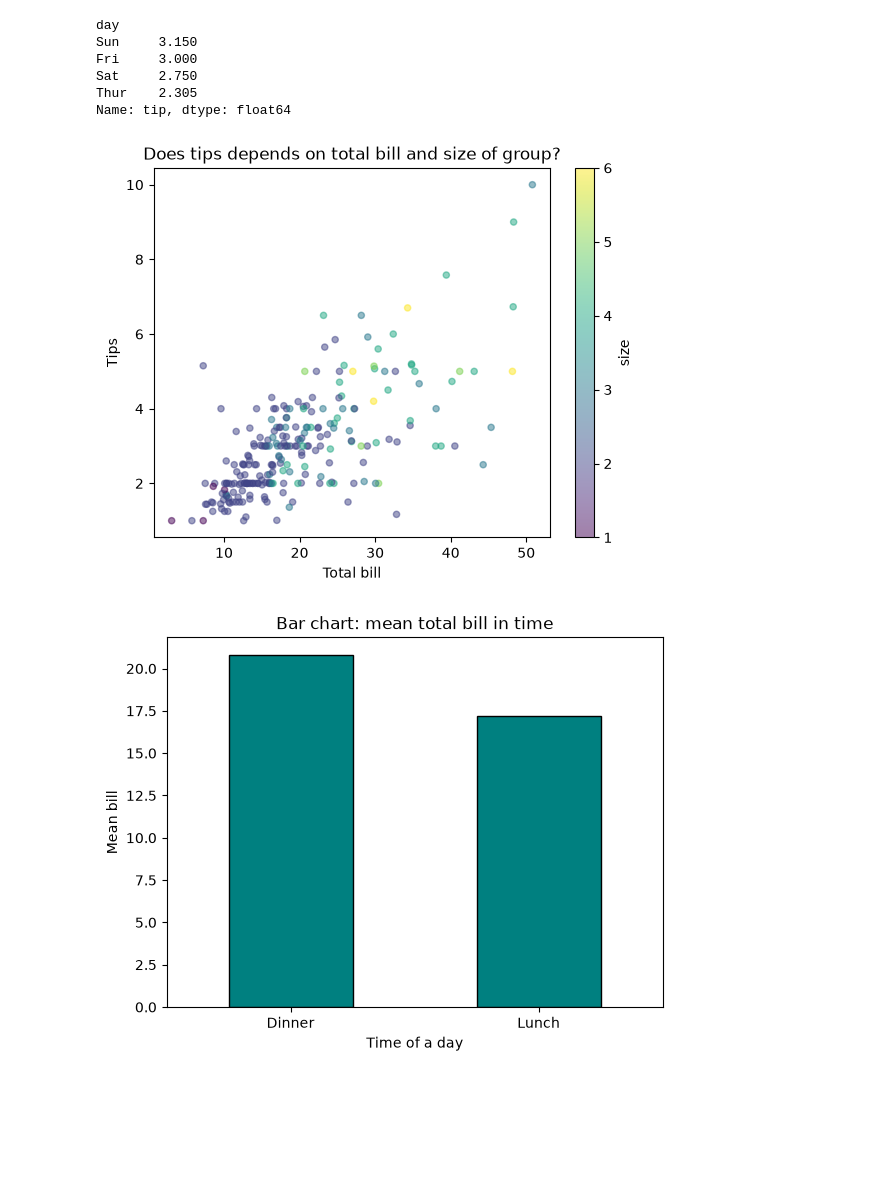
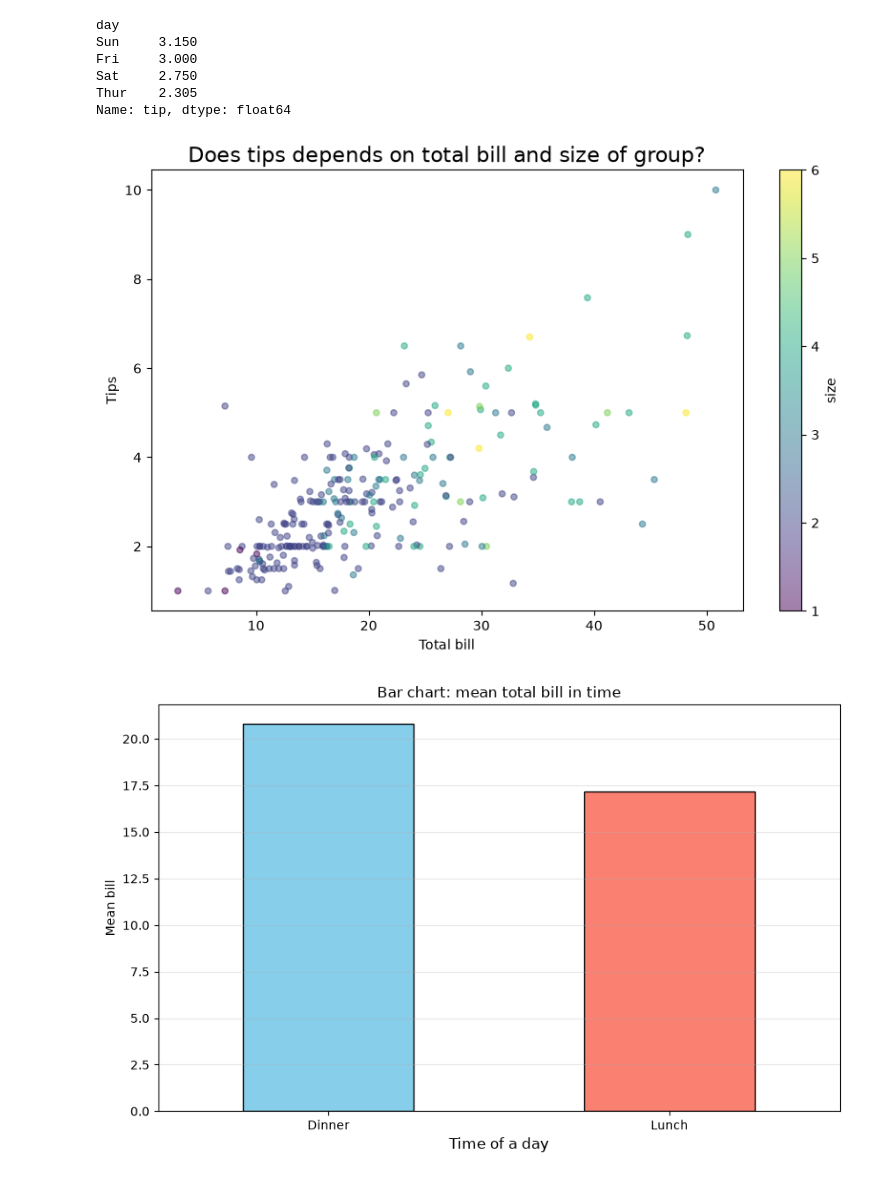
Before and after one commit to helenachaykawb-ux/ds_homeworks, a Jupyter notebook: HW9. Data Visualization.ipynb, the cells around one changed output. Cells and saved outputs as stored; diff of their text form; code cells hidden in the pictures; blank space fills up the shorter version.

```diff
--- a/HW9. Data Visualization.ipynb
+++ b/HW9. Data Visualization.ipynb
@@ -40,25 +41,26 @@ Name: tip, dtype: float64
 # %%
 # 3. Scatter plot: рахунок vs чайові
 # Створіть діаграму розсіювання для total_bill та tip.
-df.plot.scatter(x="total_bill", y="tip", alpha=0.5, c="size", colormap="viridis")
-plt.title("Does tips depends on total bill and size of group?")
+df.plot.scatter(x="total_bill", y="tip", alpha=0.5, c="size", figsize=(10, 6), colormap="viridis")
+plt.title("Does tips depends on total bill and size of group?", fontsize=16)
 plt.suptitle('')
 plt.xlabel("Total bill")
 plt.ylabel("Tips")
 plt.show()
 # %% [output]
-[figure, old version]
+[figure, new version]
 # %%
 # 4. Bar chart: середній рахунок за часом
 # Створіть стовпчасту діаграму середнього рахунку за часом дня (time).
-df.groupby("time")["total_bill"].mean().plot(kind="bar", color="teal", edgecolor="black")
+df.groupby("time")["total_bill"].mean().plot(kind="bar", figsize=(10, 6), color=['skyblue', 'salmon'], edgecolor="black")
 plt.title("Bar chart: mean total bill in time")
-plt.xlabel("Time of a day")
+plt.xlabel("Time of a day", fontsize=12)
 plt.ylabel("Mean bill")
 plt.xticks(rotation=0)
+plt.grid(axis='y', alpha=0.3)
 plt.show()
 # %% [output]
-[figure, old version]
+[figure, new version]
 # %%
 # 5. Інтерактивна діаграма розсіювання
 # Створіть з допомогою бібліотек Plotly інтерактивний scatter plot для total_bill vs tip з кольором за статтю (sex).
```
Also changed, not shown: parts of 3 cells of this notebook, 1 other file.
